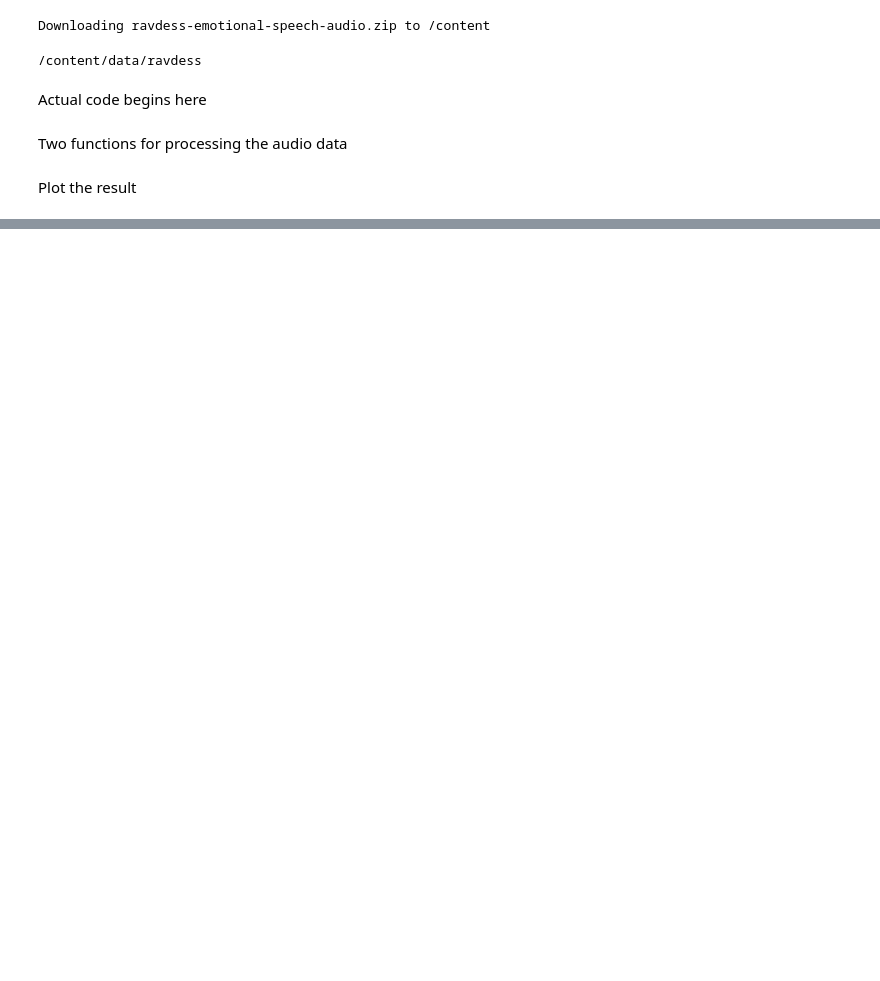
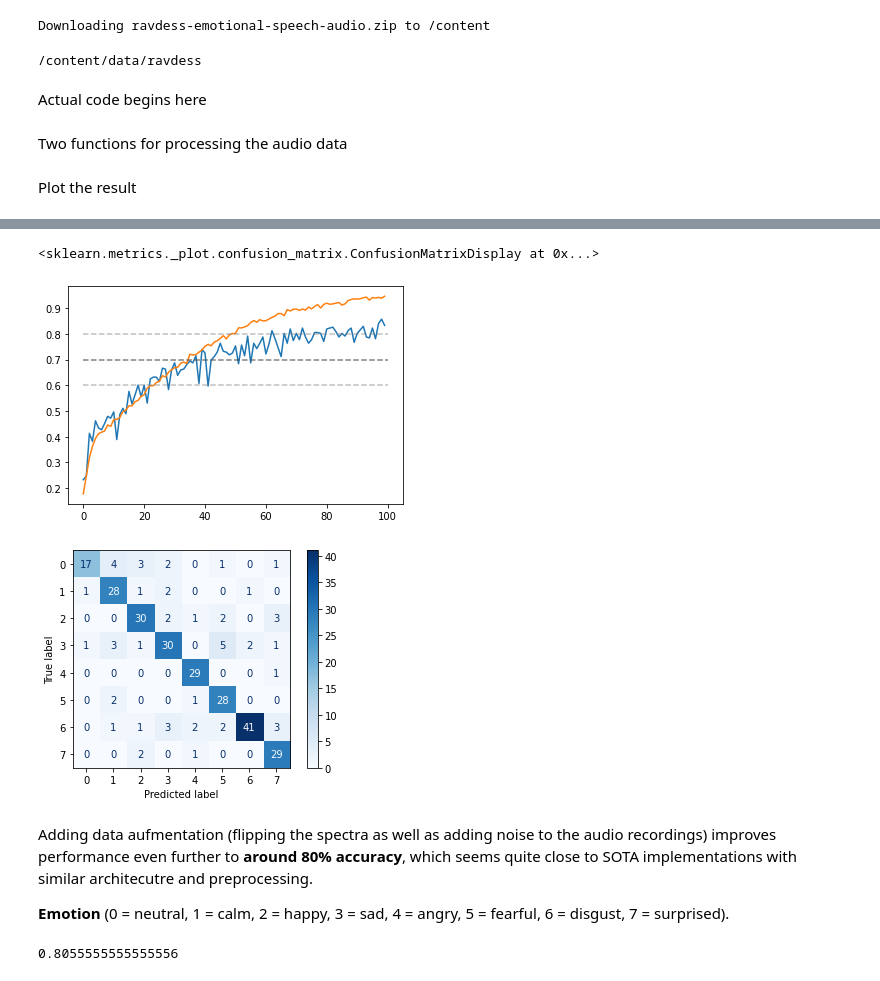
Before and after one commit to thmspfffr/Voice-classification, a Jupyter notebook: voice_classification_ravdess.ipynb, the cells around one changed output, grey strips where cells are left out. Drawn from its saved outputs; the diff is of its cells as text; code cells hidden in the pictures; blank space fills up the shorter version.

```diff
--- a/voice_classification_ravdess.ipynb
+++ b/voice_classification_ravdess.ipynb
@@ -254,0 +318,36 @@ Index(['Modality', 'Channel', 'Emotion', 'Emotional_Intensity', 'Repetition',
+# %%
+f, ax1 = plt.subplots(1,1)
+
+ax1.plot(history.history['val_accuracy'])
+ax1.plot(history.history['accuracy'])
+ax1.plot([0,100],[0.6,0.6],linestyle='--',color=[0.5, 0.5, 0.5],alpha=0.5)
+ax1.plot([0,100],[0.7,0.7],linestyle='--',color=[0.3, 0.3, 0.3],alpha=0.7)
+ax1.plot([0,100],[0.8,0.8],linestyle='--',color=[0.5, 0.5, 0.5],alpha=0.5)
+
+import matplotlib.cm
+from sklearn.metrics import ConfusionMatrixDisplay
+
+f, ax2 = plt.subplots(1,1)
+
+cmap = matplotlib.cm.get_cmap('Blues')
+
+y_pred = model.predict(X_test)
+y_pred = np.argmax(y_pred,axis=1)
+cm = confusion_matrix(y_pred,y_test)
+
+disp = ConfusionMatrixDisplay(confusion_matrix=cm)
+disp.plot(cmap=cmap,ax=ax2)
+# %% [output]
+<sklearn.metrics._plot.confusion_matrix.ConfusionMatrixDisplay at 0x...>
+[figure, added]
+[figure, added]
+# %% [markdown]
+Adding data aufmentation (flipping the spectra as well as adding noise to the audio recordings) improves performance even further to **around 80% accuracy**, which seems quite close to SOTA implementations with similar architecutre and preprocessing.
+
+**Emotion** (0 = neutral, 1 = calm, 2 = happy, 3 = sad, 4 = angry, 5 = fearful, 6 = disgust, 7 = surprised).
+# %%
+# y_pred=np.argmax(model.predict(X_test),axis=1)
+
+sum(y_test.flatten()==y_pred)/len(y_pred)
+# %% [output]
+0.8055555555555556
```
Also changed, not shown: parts of 15 cells of this notebook.
